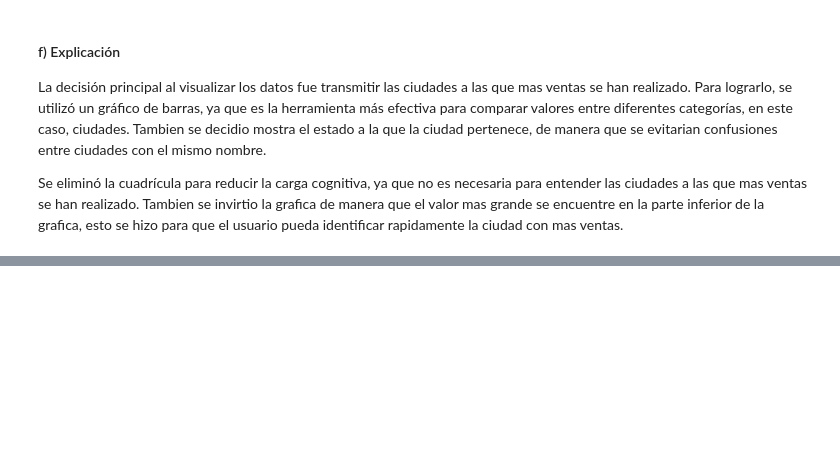
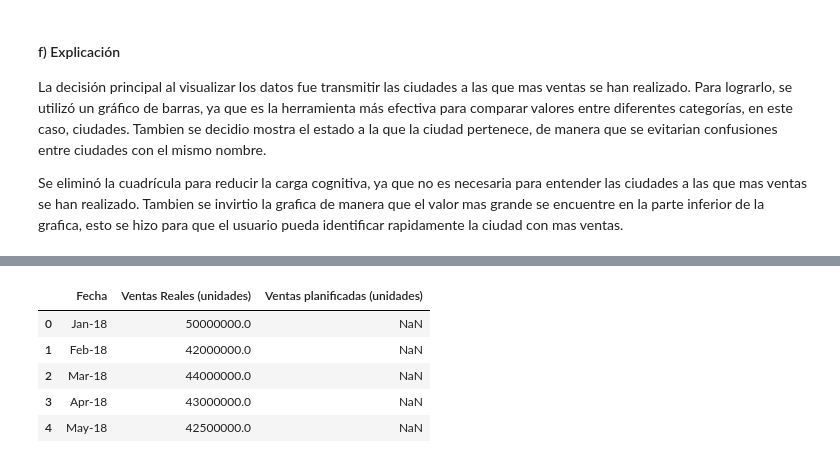
Before and after one commit to jazurdia/lab9-DS, a Jupyter notebook: lab9.ipynb, the cells around one changed output, grey strips where cells are left out. Cells and saved outputs as stored; diff of their text form; code cells hidden in the pictures; blank space fills up the shorter version.

```diff
--- a/lab9.ipynb
+++ b/lab9.ipynb
@@ -325,0 +331,10 @@ Se eliminó la cuadrícula para reducir la carga cognitiva, ya que no es necesar
+# %%
+df = pd.read_csv('data/Depuracion(ventas unitarias).csv')
+df.head()
+# %% [output]
+|  | Fecha | Ventas Reales (unidades) | Ventas planificadas (unidades) |
+| 0 | Jan-18 | 50000000.0 | NaN |
+| 1 | Feb-18 | 42000000.0 | NaN |
+| 2 | Mar-18 | 44000000.0 | NaN |
+| 3 | Apr-18 | 43000000.0 | NaN |
+| 4 | May-18 | 42500000.0 | NaN |
```
Also changed, not shown: parts of 5 cells of this notebook, 1 other file.
